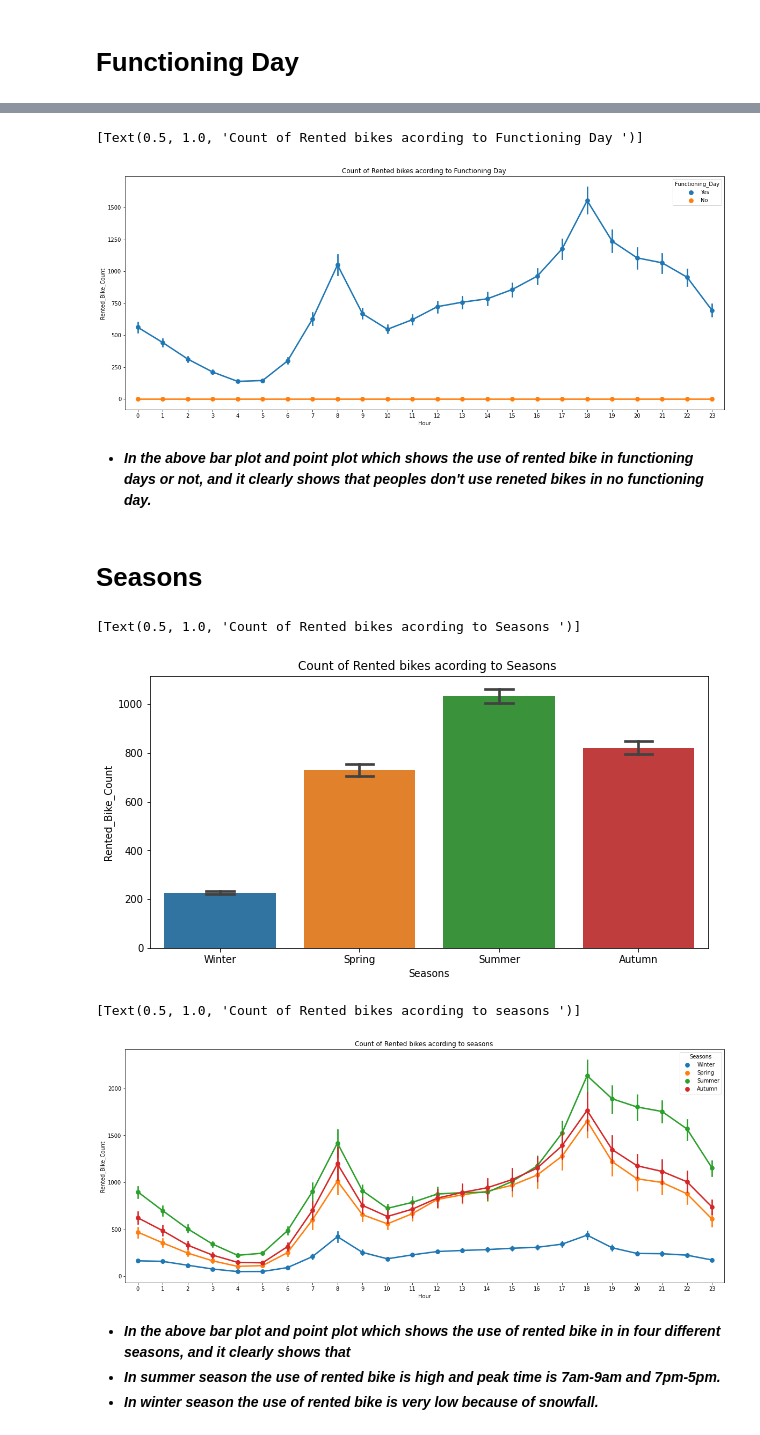
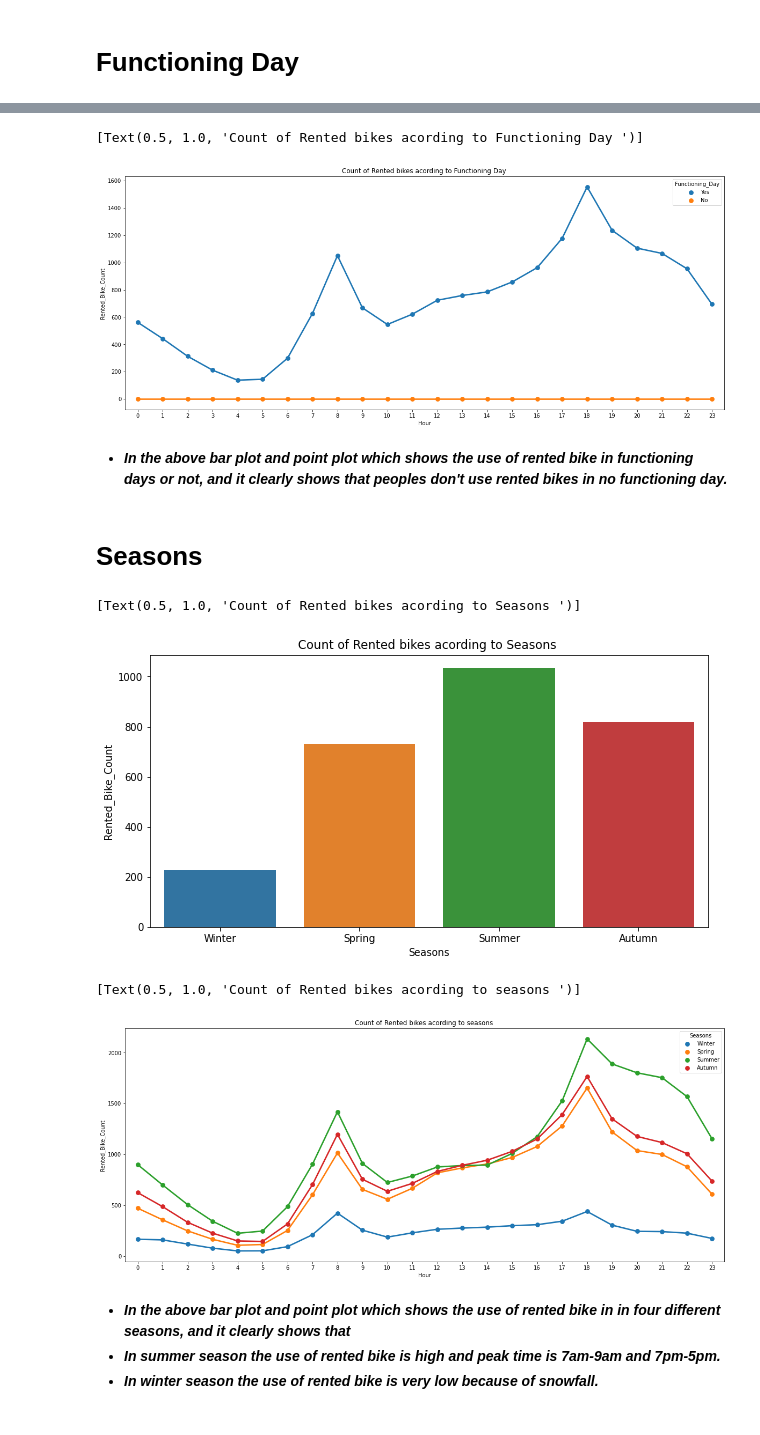
Before and after one commit to V-dit/Supervised-regression-bike-sharing-demand-prediction, a Jupyter notebook: Bike_Sharing_Demand_Prediction_Capstone_Project.ipynb, the cells around one changed output, grey strips where cells are left out. Saved outputs shown, nothing was run; the diff lists cells and outputs as text; code cells hidden in the pictures.

```diff
--- a/Bike_Sharing_Demand_Prediction_Capstone_Project.ipynb
+++ b/Bike_Sharing_Demand_Prediction_Capstone_Project.ipynb
@@ -79,7 +79,7 @@ drive.mount('/content/drive')
 Mounted at /content/drive
 # %%
 # Load the seol bike data set from drive which is given
-bike_df=pd.read_csv('/content/drive/MyDrive/Colab Notebooks/Supervised-ML-Regression-Capstone-Project-Bike-Sharing-Demand-Prediction/SeoulBikeData.csv',encoding ='latin')
+bike_df=pd.read_csv('/content/drive/MyDrive/Learnings/AI ML Data Science/1. Alma Better/Colab Notebooks/Regression - Capstone Project/data/SeoulBikeData.csv',encoding ='latin')
 # %% [markdown]
 # **Understand More About The Data**
 # %% [markdown]
@@ -461,33 +478,33 @@ ax.set(title='Count of Rented bikes acording to Functioning Day ')
 # %%
 # Anlysis of data by vizualisation
 fig,ax=plt.subplots(figsize=(20,8))
-sns.pointplot(data=bike_df,x='Hour',y='Rented_Bike_Count',hue='Functioning_Day',ax=ax)
+sns.pointplot(data=bike_df,x='Hour',y='Rented_Bike_Count',hue='Functioning_Day',ax=ax,ci=None)
 ax.set(title='Count of Rented bikes acording to Functioning Day ')
 # %% [output]
 [Text(0.5, 1.0, 'Count of Rented bikes acording to Functioning Day ')]
-[figure, old version]
+[figure, new version]
 # %% [markdown]
 
 
-*   ***In the above bar plot and point plot which shows the use of rented bike in functioning days or not, and it clearly shows that peoples don't use reneted bikes in no functioning day.***
+*   ***In the above bar plot and point plot which shows the use of rented bike in functioning days or not, and it clearly shows that peoples don't use rented bikes in no functioning day.***
 # %% [markdown]
 # **Seasons**
 # %%
 # Anlysis of data by vizualisation
 fig,ax=plt.subplots(figsize=(10,5))
-sns.barplot(data=bike_df,x='Seasons',y='Rented_Bike_Count',ax=ax,capsize=.2)
+sns.barplot(data=bike_df,x='Seasons',y='Rented_Bike_Count',ax=ax,capsize=.2,ci=None)
 ax.set(title='Count of Rented bikes acording to Seasons ')
 # %% [output]
 [Text(0.5, 1.0, 'Count of Rented bikes acording to Seasons ')]
-[figure, old version]
+[figure, new version]
 # %%
 # Anlysis of data by vizualisation
 fig,ax=plt.subplots(figsize=(20,8))
-sns.pointplot(data=bike_df,x='Hour',y='Rented_Bike_Count',hue='Seasons',ax=ax)
+sns.pointplot(data=bike_df,x='Hour',y='Rented_Bike_Count',hue='Seasons',ax=ax,ci=None)
 ax.set(title='Count of Rented bikes acording to seasons ')
 # %% [output]
 [Text(0.5, 1.0, 'Count of Rented bikes acording to seasons ')]
-[figure, old version]
+[figure, new version]
 # %% [markdown]
 
 
```
Also changed, not shown: parts of 15 cells of this notebook.
